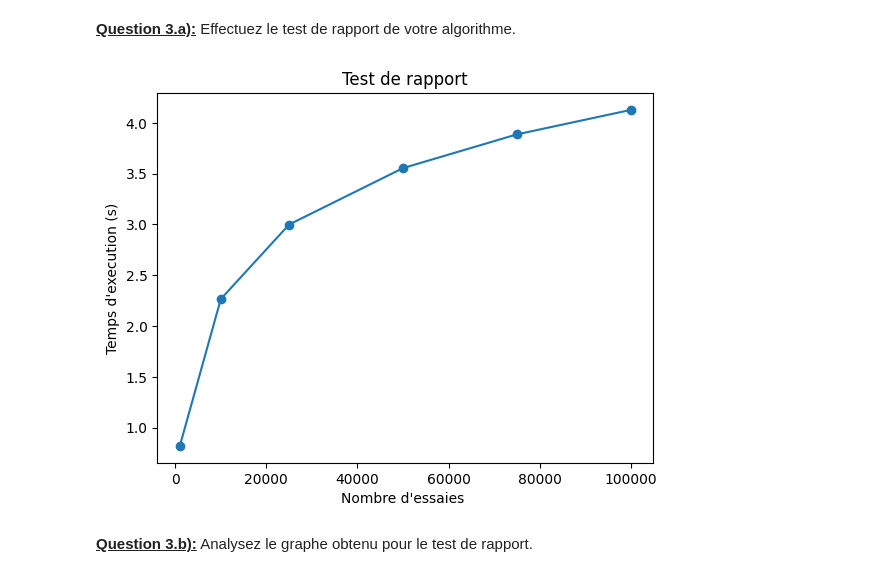
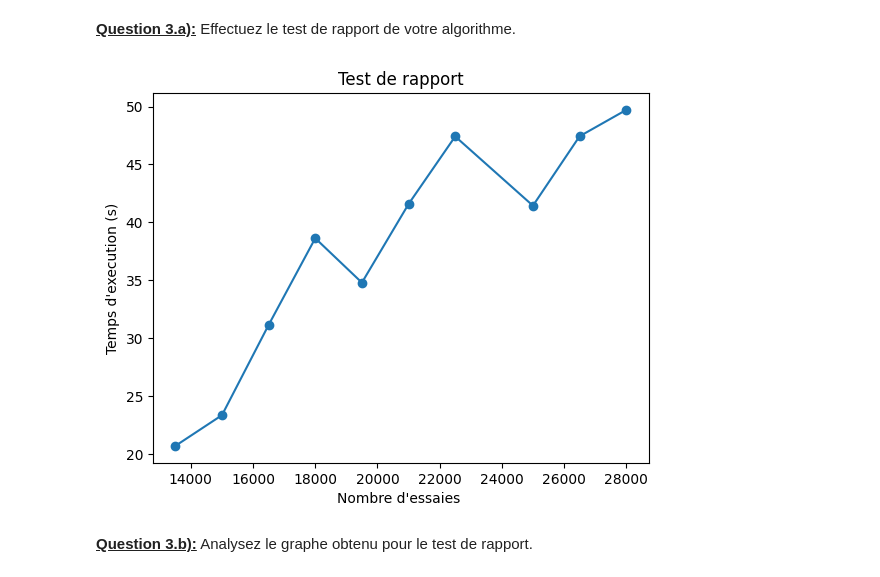
Before and after one commit to PageotM/INF8775_TP1, a Jupyter notebook: tp1_squelette.ipynb, the cells around one changed output. Cells and saved outputs as stored; diff of their text form; code cells hidden in the pictures.

```diff
--- a/tp1_squelette.ipynb
+++ b/tp1_squelette.ipynb
@@ -496,3 +495,6 @@ measures = measure_range(quick_sort, make_problems(sizes=[1000, 1000, 1000, 1000
+# %%
+# TODO take measurements
+measures = measure_range(quick_sort, make_problems(sizes=[13500, 15000, 16500, 18000, 19500, 21000, 22500, 25000, 26500, 28000],max_numbers=[4000]))
 # %%
 display_data_as_table(measures)
 # %% [output]
@@ -540,15 +536,16 @@ test_de_puissance(miaw, "Nombre d'essaies ", "Temps d'execution (ms)")
 <u>**Question 3.a):**</u> Effectuez le test de rapport de votre algorithme.
 # %%
 # TODO Test de rapport
+import numpy as np
 def make_dict(measures) -> dict[int, int]:
     measures_as_dict= dict()
     for measure in measures:
-        measures_as_dict[measure.size] = log10(measure.mean)
+        measures_as_dict[measure.size] = measure.mean/np.log2(measure.size)
     return measures_as_dict
 miaw = make_dict(measures)
 test_de_rapport(miaw, "Nombre d'essaies ", "Temps d'execution (s)")
 # %% [output]
-[figure, old version]
+[figure, new version]
 # %% [markdown]
 <u>**Question 3.b):**</u> Analysez le graphe obtenu pour le test de rapport.
 # %% [markdown]
```
Also changed, not shown: parts of 10 cells of this notebook.
